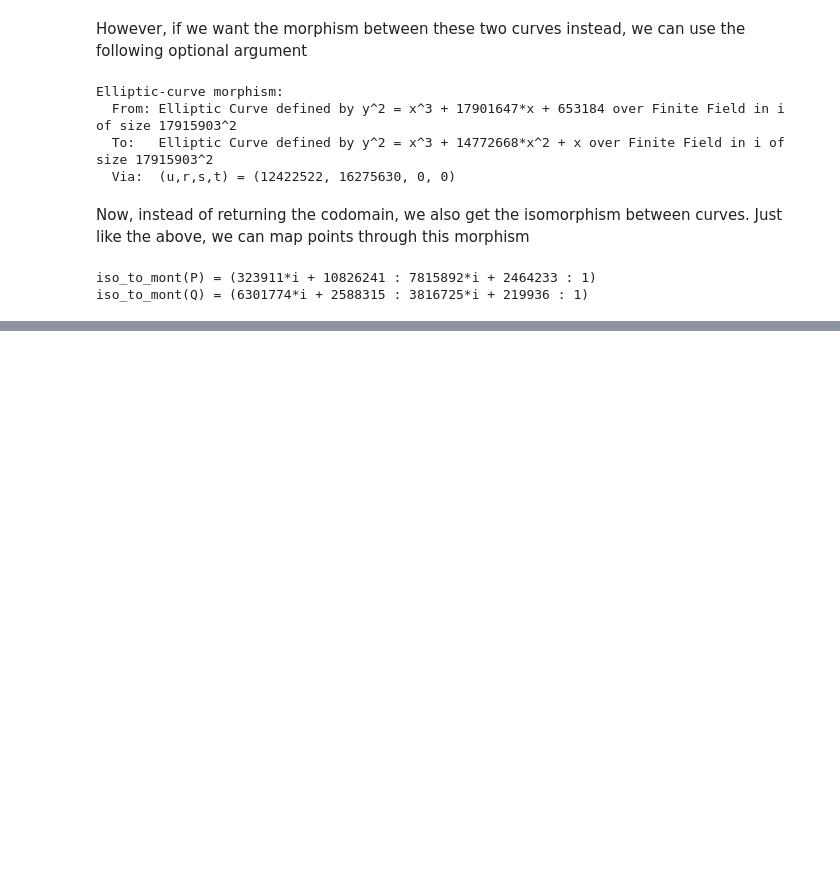
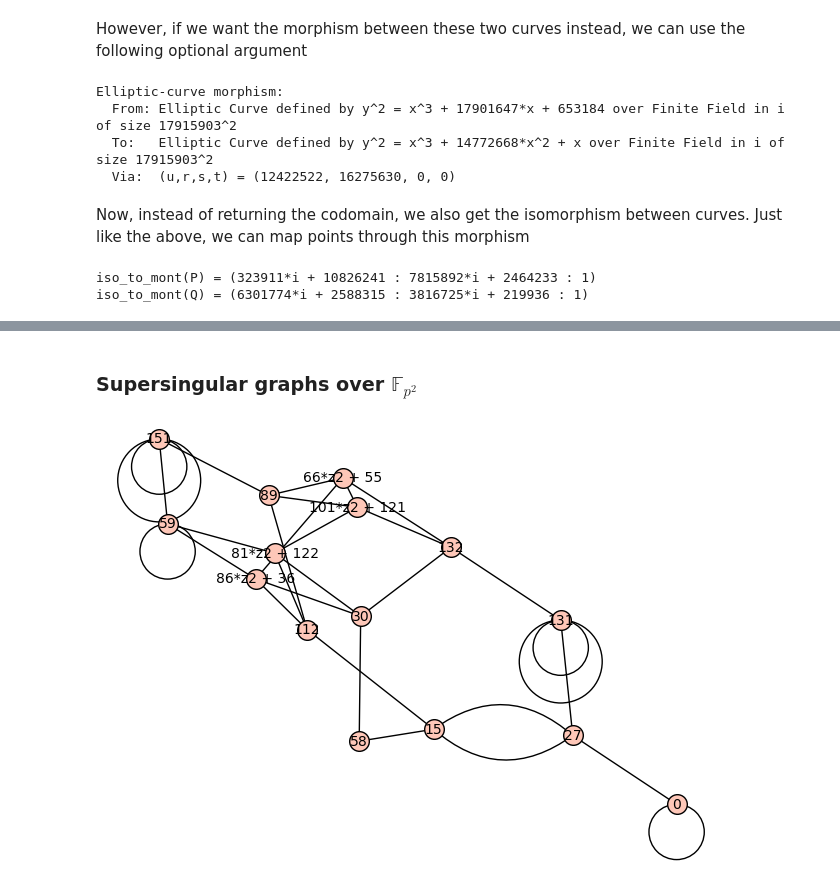
Before and after one commit to GiacomoPope/i-sage-ny-days, a Jupyter notebook: isogenies.ipynb, the cells around one changed output, grey strips where cells are left out. Cells and saved outputs as stored; diff of their text form; code cells hidden in the pictures; blank space fills up the shorter version.

```diff
--- a/isogenies.ipynb
+++ b/isogenies.ipynb
@@ -111,0 +187,9 @@ TODO: given a small example, make sage show the whole isogeny graph. Good idea w
+# %% [markdown]
+### Supersingular graphs over $\mathbb{F}_{p^2}$
+# %%
+E_sing2 = EllipticCurve(GF(167^2), j=1728)
+assert E_sing2.is_supersingular()
+G = E_sing2.isogeny_ell_graph(3, directed=False, label_by_j=True)
+G.plot()
+# %% [output]
+[figure, added]
```
Also changed, not shown: parts of 23 cells of this notebook, 3 other files.
